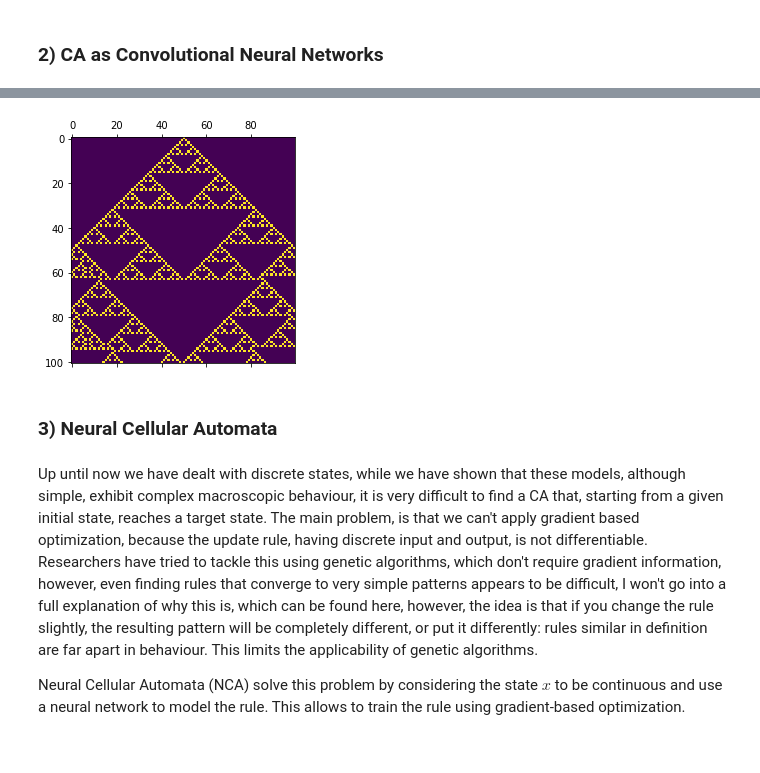
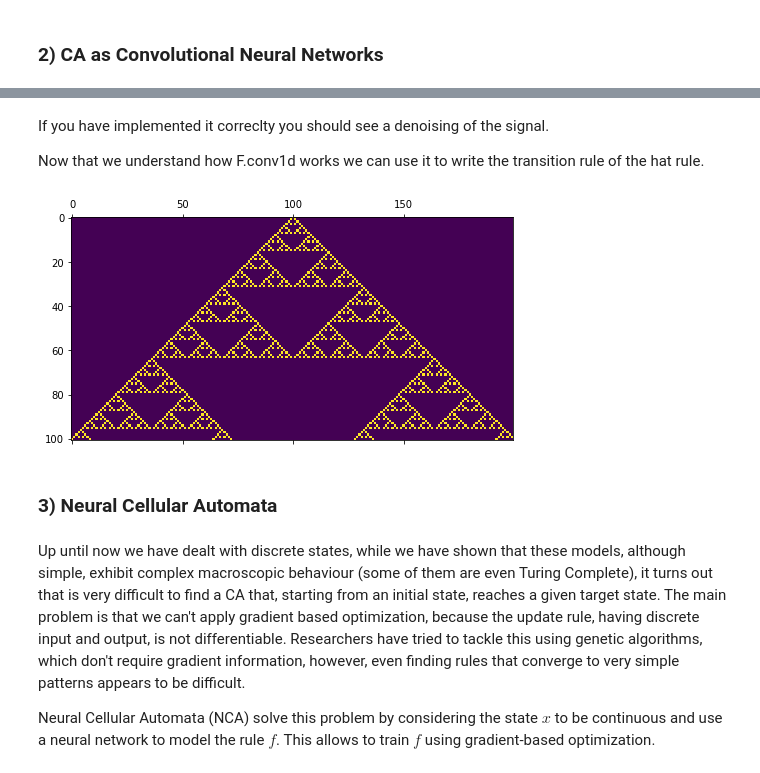
Before and after one commit to LetteraUnica/RL-Units, a Jupyter notebook: Esercizio NCA.ipynb, the cells around one changed output, grey strips where cells are left out. Saved outputs shown, nothing was run; the diff lists cells and outputs as text; code cells hidden in the pictures.

```diff
--- a/Esercizio NCA.ipynb
+++ b/Esercizio NCA.ipynb
@@ -109,47 +132,21 @@ pl.legend()
-# %%
-class HatRulePytorch:
-    def __init__(self, size: int = 50):
-        self.size = size
-        self.classroom = self.get_initial_classroom(size)
-
-    @staticmethod
-    def get_initial_classroom(size: int) -> List[int]:
-        # In the first class of the morning only the student in the middle has a hat
-        classroom = torch.zeros(size, dtype=torch.int8)
-        classroom[size // 2] = 1
-        return classroom
-
-    def set_classroom(self, classroom: List[int]):
-        self.classroom = classroom
-
-    def get_classroom(self) -> List[int]:
-        return self.classroom.clone()
-
-    def step(self) -> List[int]:
-        ## TODO: Write the update rule of the hat rule using pytorch convolution, to avoid boundary problems avoid updating the cells at the boundary
-        weight = torch.tensor([1, 0, 1], dtype=torch.int8)
-        return F.conv1d(self.classroom.view(1, 1, -1), weight.view(1, 1, -1), padding="same").ravel() % 2
-
-    def evolve(self, n_steps: int) -> List[int]:
-        for _ in range(n_steps):
-            self.classroom = self.step()
-        return self.classroom.clone()
-
-    def plot_evolution(self, n_steps: int = 100):
-        classrooms = [self.get_classroom()]
-        for _ in range(n_steps):
-            classrooms.append(self.evolve(1))
-
-        pl.matshow(torch.cat(classrooms, 0).view(n_steps+1, -1))
-
-
-rule = HatRulePytorch(100)
-rule.plot_evolution(100)
-# %% [output]
-[figure, removed]
+# %% [markdown]
+If you have implemented it correclty you should see a denoising of the signal.
+
+Now that we understand how F.conv1d works we can use it to write the transition rule of the hat rule.
+# %%
+class HatRulePytorch(HatRule):
+    def step(self) -> torch.Tensor:
+        ## TODO: Write the transition rule of the hat rule using pytorch F.conv1d operator
+        weight = torch.tensor([1, 0, 1], dtype=torch.int8)
+        return F.conv1d(self.classroom.view(1, 1, -1), weight.view(1, 1, -1), padding="same").ravel() % 2
+
+rule = HatRulePytorch(200)
+rule.plot_evolution(100)
+# %% [output]
+[figure, added]
 # %% [markdown]
 ### 3) Neural Cellular Automata
 # %% [markdown]
-Up until now we have dealt with discrete states, while we have shown that these models, although simple, exhibit complex macroscopic behaviour, it is very difficult to find a CA that, starting from a given initial state, reaches a target state. The main problem, is that we can't apply gradient based optimization, because the update rule, having discrete input and output, is not differentiable. Researchers have tried to tackle this using genetic algorithms, which don't require gradient information, however, even finding rules that converge to very simple patterns appears to be difficult, I won't go into a full explanation of why this is, which can be found here, however, the idea is that if you change the rule slightly, the resulting pattern will be completely different, or put it differently: rules similar in definition are far apart in behaviour. This limits the applicability of genetic algorithms.
+Up until now we have dealt with discrete states, while we have shown that these models, although simple, exhibit complex macroscopic behaviour (some of them are even Turing Complete), it turns out that is very difficult to find a CA that, starting from an initial state, reaches a given target state. The main problem is that we can't apply gradient based optimization, because the update rule, having discrete input and output, is not differentiable. Researchers have tried to tackle this using genetic algorithms, which don't require gradient information, however, even finding rules that converge to very simple patterns appears to be difficult.
 
-Neural Cellular Automata (NCA) solve this problem by considering the state $x$ to be continuous and use a neural network to model the rule. This allows to train the rule using gradient-based optimization.
+Neural Cellular Automata (NCA) solve this problem by considering the state $x$ to be continuous and use a neural network to model the rule $f$. This allows to train $f$ using gradient-based optimization.
```
Also changed, not shown: parts of 12 cells of this notebook.
